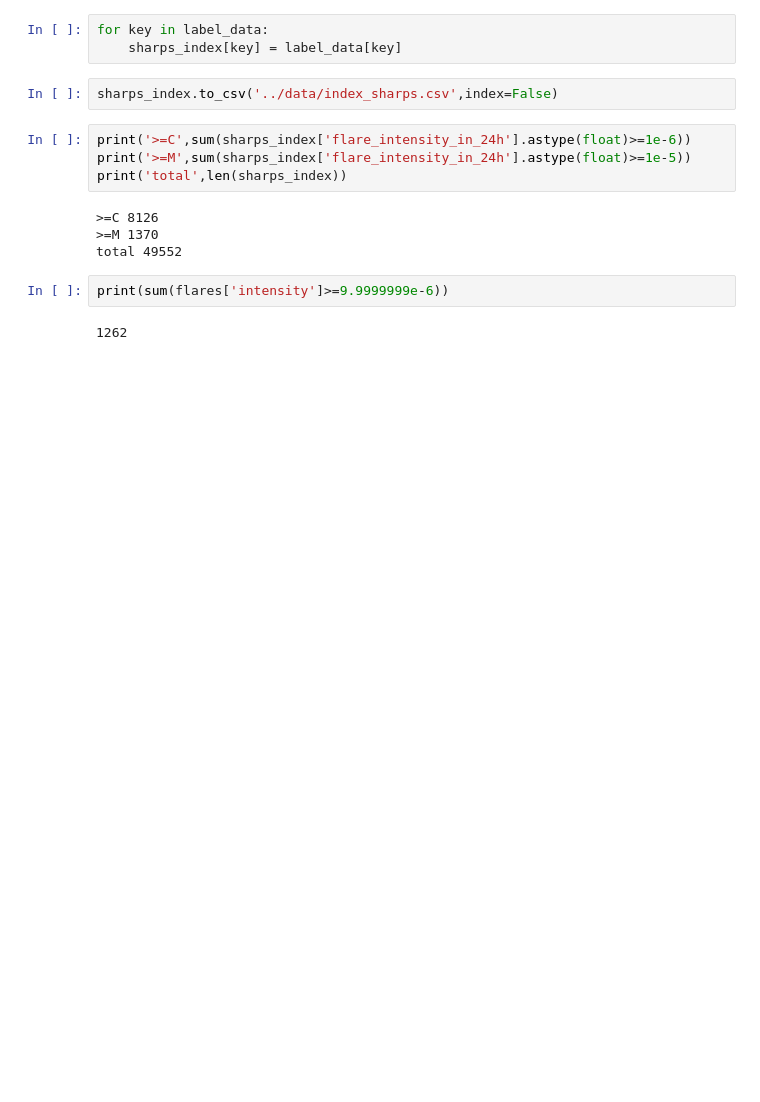
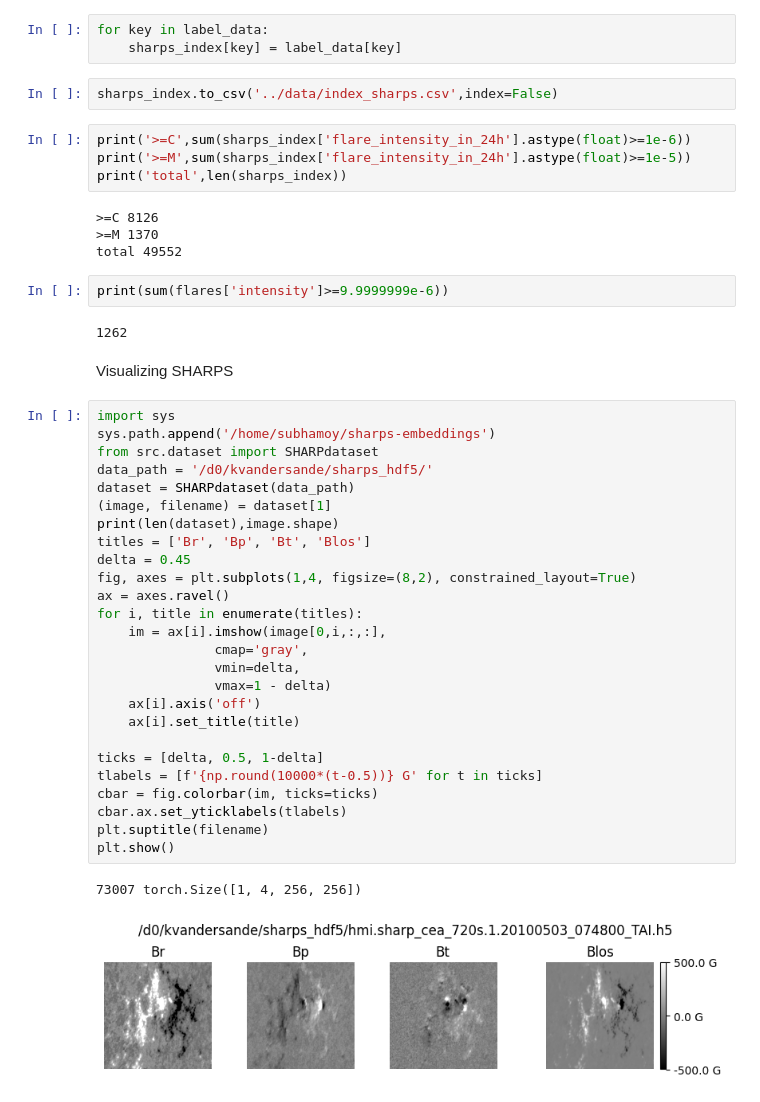
Before and after one commit to kierav/sharps-embeddings, a Jupyter notebook: notebooks/analyze_sharps.ipynb, the cells around one changed output. Saved outputs shown, nothing was run; the diff lists cells and outputs as text; blank space fills up the shorter version.

Commit message:
added plot of 4 channels of SHARP patches

```diff
--- a/notebooks/analyze_sharps.ipynb
+++ b/notebooks/analyze_sharps.ipynb
@@ -140,3 +140,34 @@ total 49552
 print(sum(flares['intensity']>=9.9999999e-6))
 # %% [output]
 1262
+# %% [markdown]
+Visualizing SHARPS
+# %%
+import sys
+sys.path.append('/home/subhamoy/sharps-embeddings')
+from src.dataset import SHARPdataset
+data_path = '/d0/kvandersande/sharps_hdf5/'
+dataset = SHARPdataset(data_path)
+(image, filename) = dataset[1]
+print(len(dataset),image.shape)
+titles = ['Br', 'Bp', 'Bt', 'Blos']
+delta = 0.45
+fig, axes = plt.subplots(1,4, figsize=(8,2), constrained_layout=True)
+ax = axes.ravel()
+for i, title in enumerate(titles):
+    im = ax[i].imshow(image[0,i,:,:],
+               cmap='gray',
+               vmin=delta,
+               vmax=1 - delta)
+    ax[i].axis('off')
+    ax[i].set_title(title)
+
+ticks = [delta, 0.5, 1-delta]
+tlabels = [f'{np.round(10000*(t-0.5))} G' for t in ticks]
+cbar = fig.colorbar(im, ticks=ticks)
+cbar.ax.set_yticklabels(tlabels)
+plt.suptitle(filename)
+plt.show()
+# %% [output]
+73007 torch.Size([1, 4, 256, 256])
+[figure, added]
```
